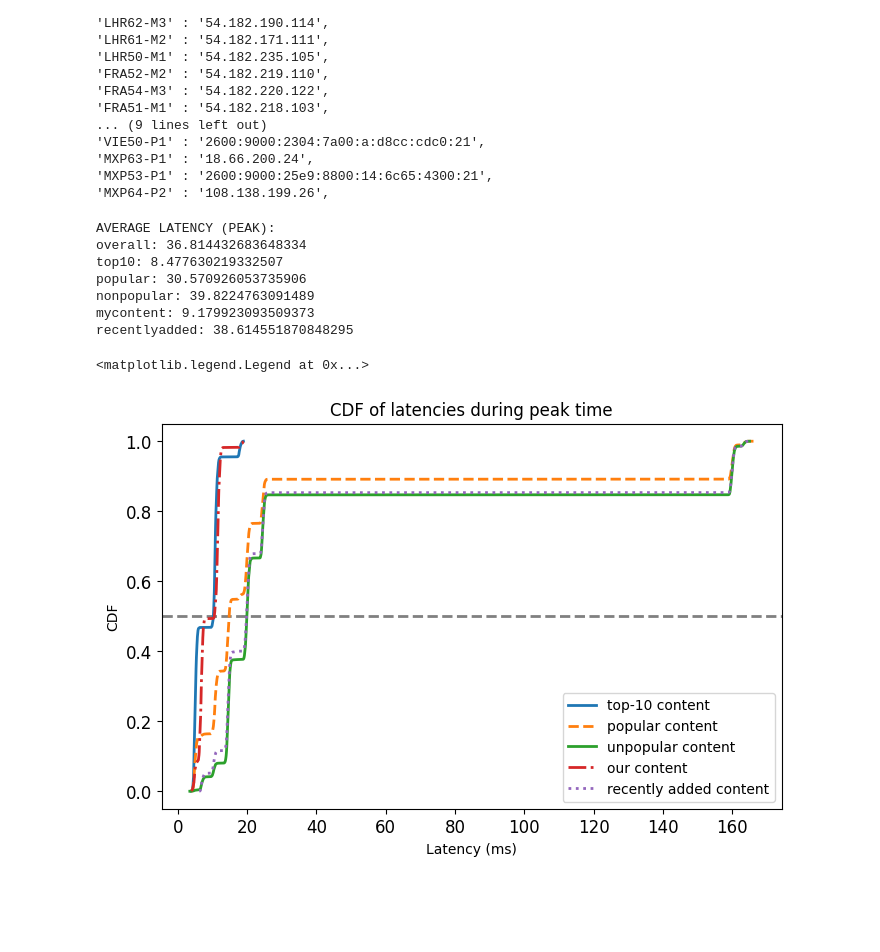
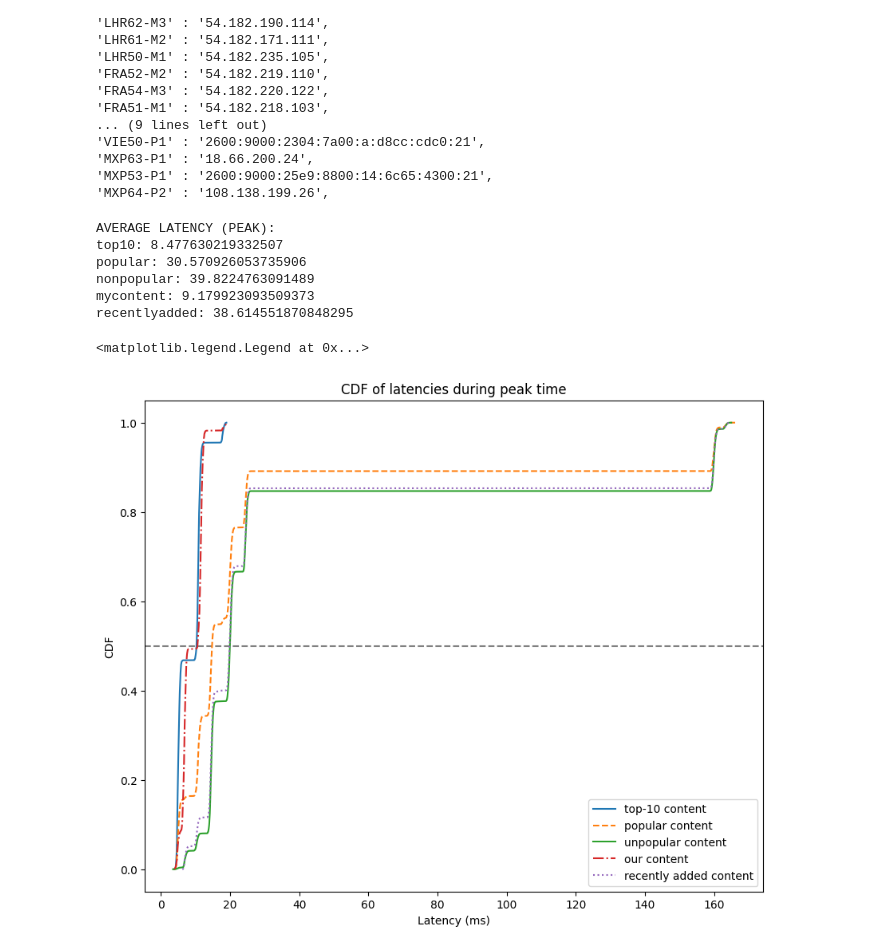
Before and after one commit to muhamd-abdullah/PrimeVideo-Scripts, a Jupyter notebook: HOTNETS23/plots_hotnets23.ipynb, the cells around one changed output. Cells and saved outputs as stored; diff of their text form; code cells hidden in the pictures; blank space fills up the shorter version.

Commit message:
add hotnets plot

```diff
--- a/HOTNETS23/plots_hotnets23.ipynb
+++ b/HOTNETS23/plots_hotnets23.ipynb
@@ -16,8 +16,9 @@ combined_peak_df = pd.DataFrame()
 combined_nonpeak_df = pd.DataFrame()
 
 for root, dirs, files in os.walk(RESULT_PATH):
+    print(root, "old" in root)
     for i, file in enumerate(files):
-        if file.endswith('.pkl') and "no-mycontent" not in root and "old" not in file:
+        if file.endswith('.pkl') and "old" not in root:
             print(f"adding {file}\tfrom: {root}")
             file_path = os.path.join(root, file)
             with open(file_path, 'rb') as f:
@@ -142,59 +147,41 @@ y_recentlyadded = ecdf_recentlyadded(x_recentlyadded)
 
 
 # Set the figure size
-plt.figure(figsize=(8, 5))
+plt.figure(figsize=(10, 8))
 
 # Calculate the averages
 average_top10 = top10_df['latency(ms)'].mean()
 average_popular = popular_df['latency(ms)'].mean()
 average_nonpopular = nonpopular_df['latency(ms)'].mean()
 average_mycontent = mycontent_df['latency(ms)'].mean()
 average_recentlyadded = recentlyadded_df['latency(ms)'].mean()
-average_overall = df['latency(ms)'].mean()
-print(f"AVERAGE LATENCY (PEAK):\noverall: {average_overall}\ntop10: {average_top10}\npopular: {average_popular}\nnonpopular: {average_nonpopular}\nmycontent: {average_mycontent}\nrecentlyadded: {average_recentlyadded}")
+print(f"AVERAGE LATENCY (PEAK):\ntop10: {average_top10}\npopular: {average_popular}\nnonpopular: {average_nonpopular}\nmycontent: {average_mycontent}\nrecentlyadded: {average_recentlyadded}")
 
 # Plot the median lines
 plt.axhline(0.5, linestyle='--', color='grey')
 
 # Set labels and title
 plt.xlabel('Latency (ms)')
 plt.ylabel('CDF')
-
+plt.title('CDF of latencies during peak time')
 
 plt.plot(x_top10, y_top10, linestyle='-', label='top-10 content')  # Solid line
 plt.plot(x_popular, y_popular, linestyle='--', label='popular content')  # Dashed line
 plt.plot(x_nonpopular, y_nonpopular, linestyle='-', label='unpopular content')  # Dotted line
 plt.plot(x_mycontent, y_mycontent, linestyle='-.', label='our content')  # Dash-dot line
 plt.plot(x_recentlyadded, y_recentlyadded, linestyle=':', label='recently added content')  # Solid line
 
-# Increase line thickness (optional)
-plt.setp(plt.gca().get_lines(), linewidth=2)
-
-# Show the legend with adjusted font size
-plt.legend(fontsize=12)
-
-# Adjust tick label font size
-plt.xticks(fontsize=12)
-plt.yticks(fontsize=12)
-
-# Save the plot with higher resolution (optional)
-plt.savefig('./figs/cdf_latencies_peak.png', dpi=300)
-
-# Set title
-plt.title('CDF of latencies during peak time')
-
 # Show the legend
 plt.legend()
 # %% [output]
 AVERAGE LATENCY (PEAK):
-overall: 36.814432683648334
 top10: 8.477630219332507
 popular: 30.570926053735906
 nonpopular: 39.8224763091489
 mycontent: 9.179923093509373
 recentlyadded: 38.614551870848295
 <matplotlib.legend.Legend at 0x...>
-[figure, old version]
+[figure, new version]
 # %%
 ### LATENCY CDF DURING NON-PEAK TIME
 import numpy as np
```
Also changed, not shown: parts of 13 cells of this notebook, 6 other files.
